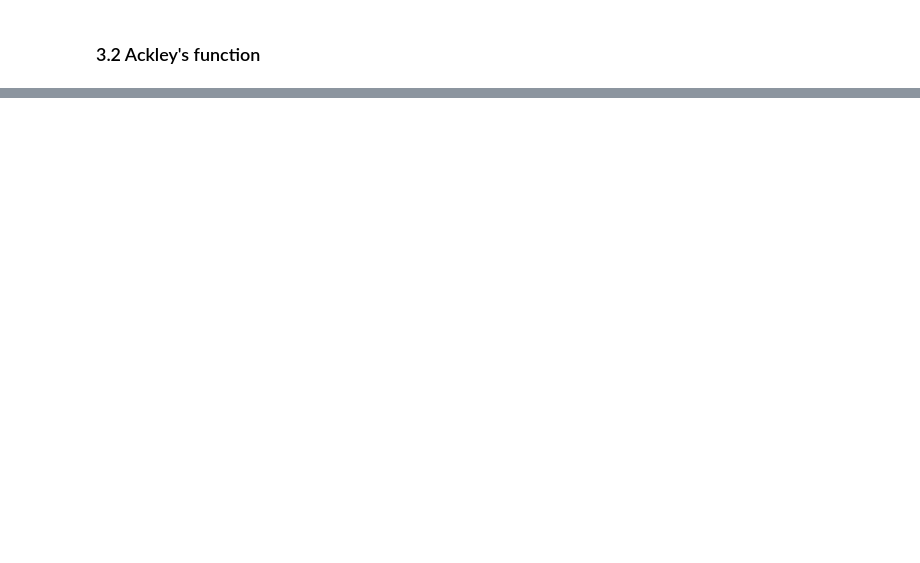
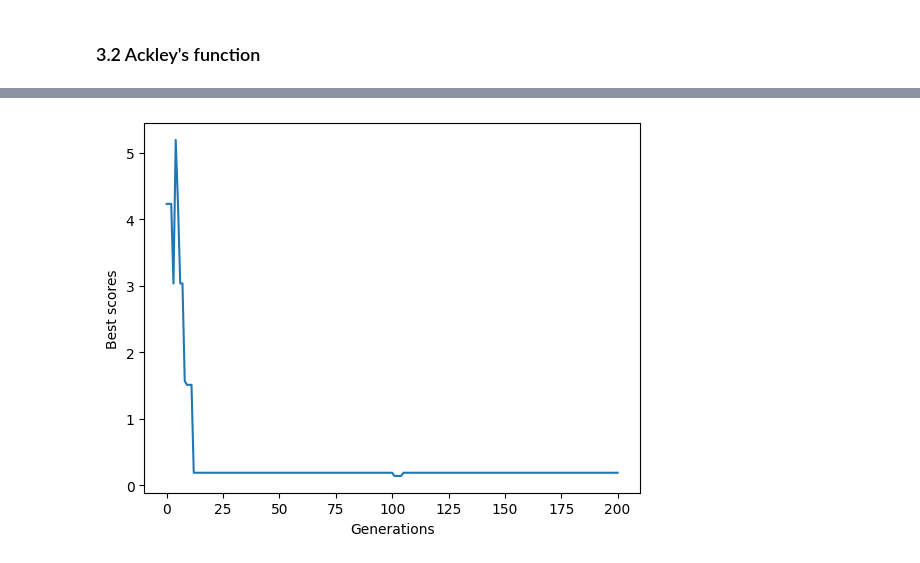
Before and after one commit to pgrzankowski/introduction-to-ai, a Jupyter notebook: evolutionary-algorithm.ipynb, the cells around one changed output, grey strips where cells are left out. Saved outputs shown, nothing was run; the diff lists cells and outputs as text; code cells hidden in the pictures; blank space fills up the shorter version.

```diff
--- a/evolutionary-algorithm.ipynb
+++ b/evolutionary-algorithm.ipynb
@@ -110,0 +186,4 @@ Simulating generation 900
+# %%
+plot_scores(scores)
+# %% [output]
+[figure, added]
```
Also changed, not shown: parts of 16 cells of this notebook.
